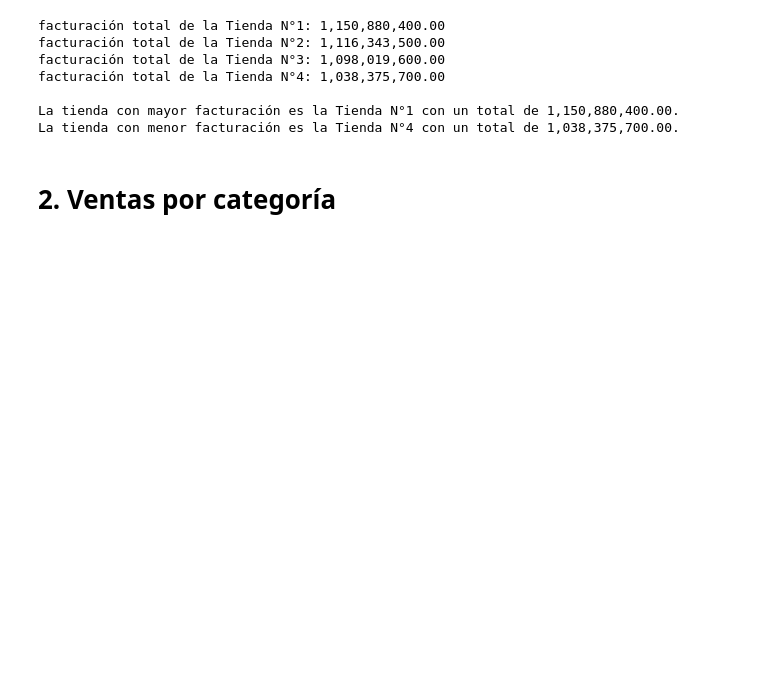
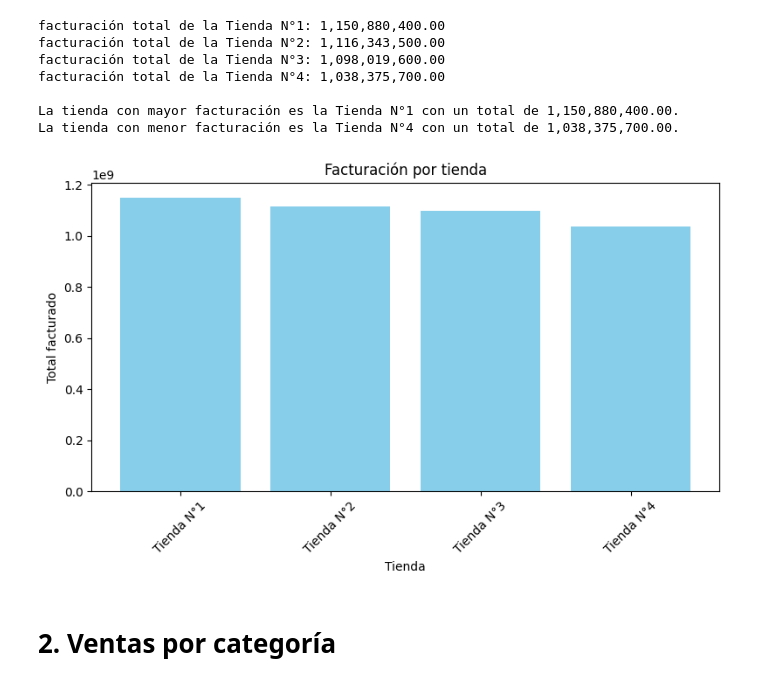
Before and after one commit to joako2004/challenge-alura, a Jupyter notebook: AluraStoreLatam.ipynb, the cells around one changed output. Saved outputs shown, nothing was run; the diff lists cells and outputs as text; code cells hidden in the pictures; blank space fills up the shorter version.

Commit message:
se modifico el item dos para usar un enfoque basado en funciones, ademas se generaron gráficos para el primer y el segundo indice

```diff
--- a/AluraStoreLatam.ipynb
+++ b/AluraStoreLatam.ipynb
@@ -74,6 +74,24 @@ facturación total de la Tienda N°4: 1,038,375,700.00
 
 La tienda con mayor facturación es la Tienda N°1 con un total de 1,150,880,400.00.
 La tienda con menor facturación es la Tienda N°4 con un total de 1,038,375,700.00.
+# %%
+# Datos
+nombres_tiendas = list(facturacion_por_tiendas.keys())
+totales = list(facturacion_por_tiendas.values())
+
+# Crear gráfico
+plt.figure(figsize=(8, 5))
+plt.bar(nombres_tiendas, totales, color='skyblue')
+plt.title('Facturación por tienda')
+plt.xlabel('Tienda')
+plt.ylabel('Total facturado')
+plt.xticks(rotation=45)
+plt.tight_layout()
+
+# Mostrar gráfico
+plt.show()
+# %% [output]
+[figure, added]
 # %% [markdown]
 # 2. Ventas por categoría
 # %%
```
Also changed, not shown: parts of 7 cells of this notebook.
